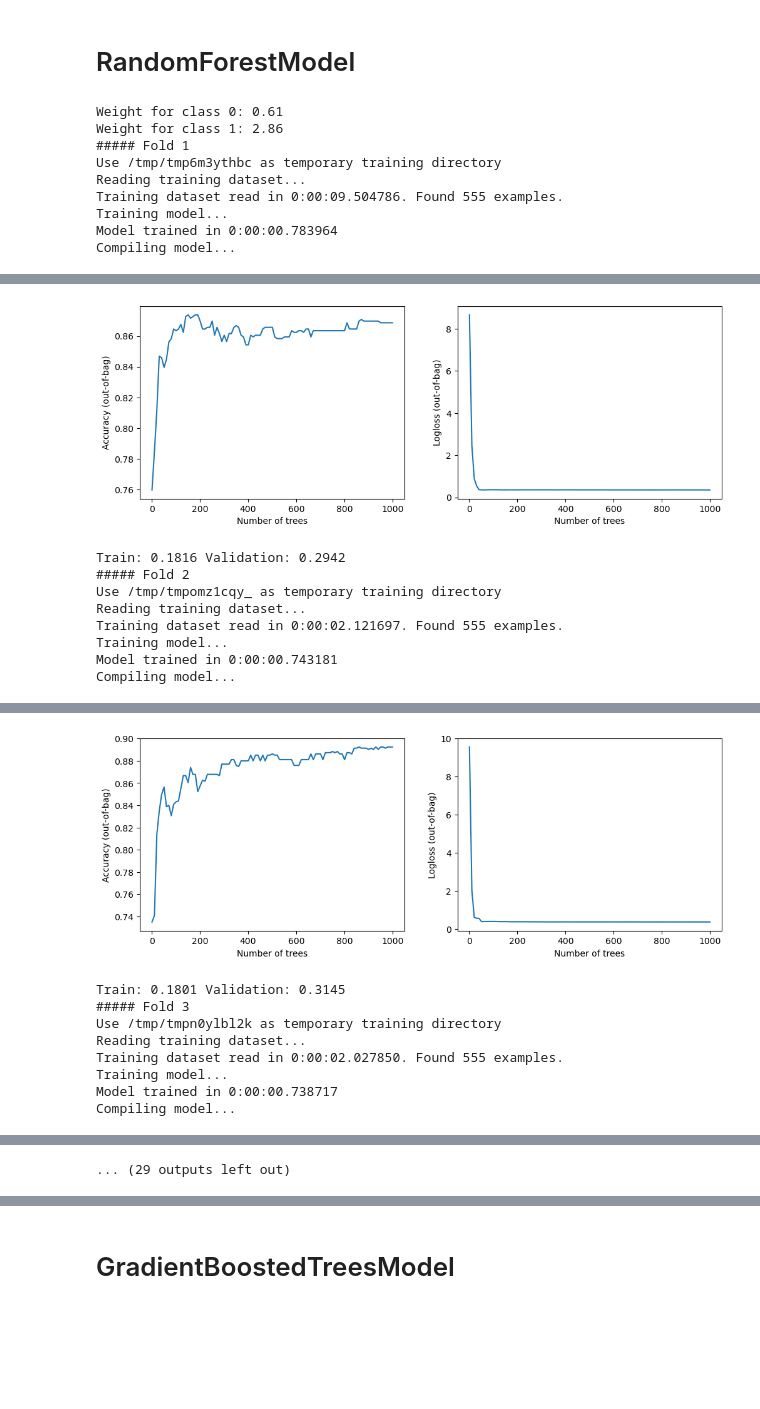
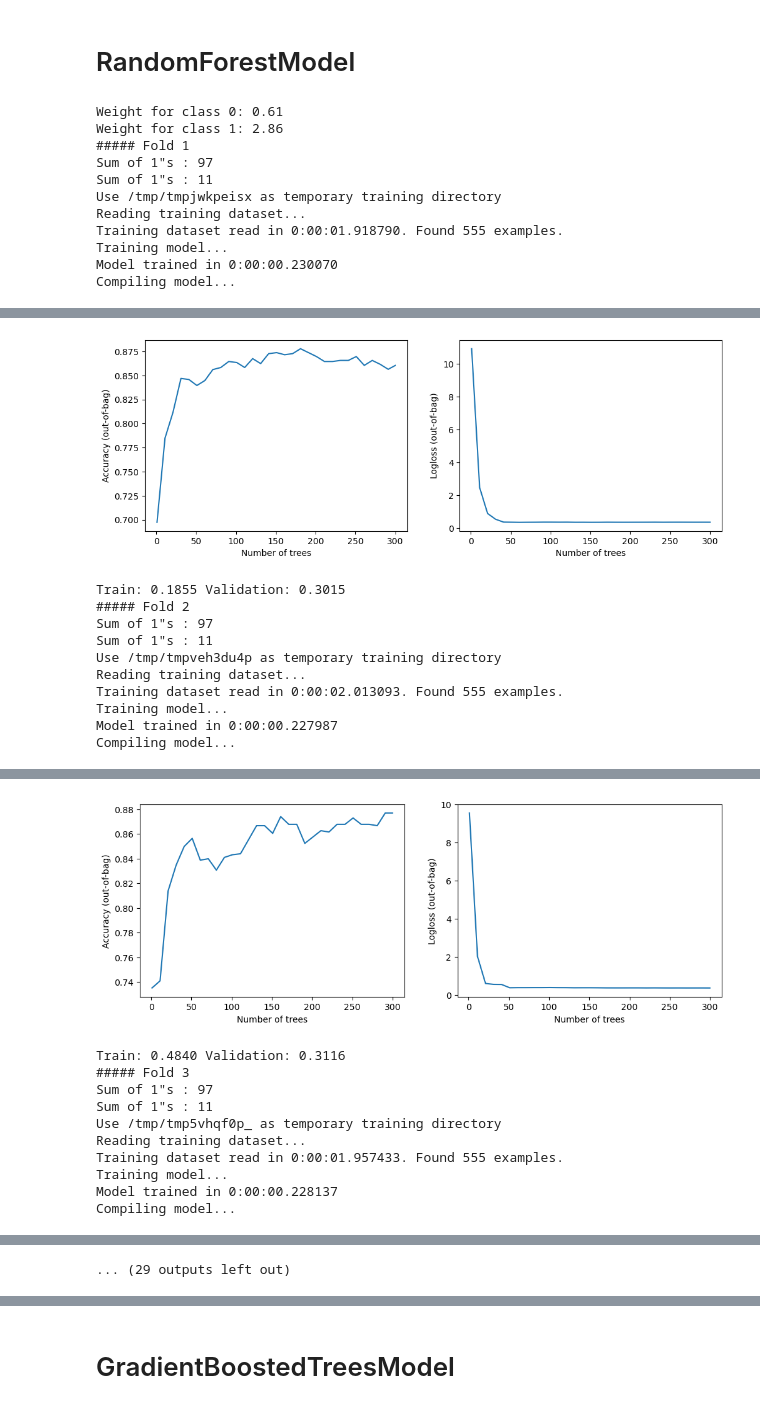
Before and after one commit to Bagirov-lab/Kaggle, a Jupyter notebook: identifying-age-related-train.ipynb, the cells around one changed output, grey strips where cells are left out. Cells and saved outputs as stored; diff of their text form; code cells hidden in the pictures; blank space fills up the shorter version.

Commit message:
Kaggle Notebook | Identifying Age-Related Train | Version 35

```diff
--- a/identifying-age-related-train.ipynb
+++ b/identifying-age-related-train.ipynb
@@ -353,21 +376,22 @@ def balanced_logloss_tf(y_true: tf.Tensor, y_pred: tf.Tensor) -> tf.Tensor:
 # RandomForestModel
 # %%
 # RandomForestModel
-
 if not SUBMITION:
-    submition_rf_1, model_rf_1,metrics_rf_1 = train_model(
+    submition_rf_2, model_rf_2,metrics_rf_2 = train_model(
         train=train_out,test=test_out, features=features,
         n_splits=10,
         model_obj=tfdf.keras.RandomForestModel,
-        model_kwargs=dict(max_depth=6, num_trees=1000),
-        model_compile_kwargs=dict(metrics=[metrics.binary_accuracy, balanced_logloss_tf]))
+        model_kwargs=dict(max_depth=6, num_trees=300),
+        model_compile_kwargs=dict(metrics=[metrics.binary_accuracy,BalancedLogLoss()]))
 # %% [output]
 Weight for class 0: 0.61
 Weight for class 1: 2.86
 ##### Fold 1
-Use /tmp/tmp6m3ythbc as temporary training directory
+Sum of 1"s : 97
+Sum of 1"s : 11
+Use /tmp/tmpjwkpeisx as temporary training directory
 Reading training dataset...
-Training dataset read in 0:00:09.504786. Found 555 examples.
+Training dataset read in 0:00:01.918790. Found 555 examples.
 Training model...
-Model trained in 0:00:00.783964
+Model trained in 0:00:00.230070
 Compiling model...
@@ -387,9 +407,11 @@ Model compiled.
-[figure, old version]
+[figure, new version]
-Train: 0.1816 Validation: 0.2942
+Train: 0.1855 Validation: 0.3015
 ##### Fold 2
-Use /tmp/tmpomz1cqy_ as temporary training directory
+Sum of 1"s : 97
+Sum of 1"s : 11
+Use /tmp/tmpveh3du4p as temporary training directory
 Reading training dataset...
-Training dataset read in 0:00:02.121697. Found 555 examples.
+Training dataset read in 0:00:02.013093. Found 555 examples.
 Training model...
-Model trained in 0:00:00.743181
+Model trained in 0:00:00.227987
 Compiling model...
@@ -405,9 +426,11 @@ Model compiled.
-[figure, old version]
+[figure, new version]
-Train: 0.1801 Validation: 0.3145
+Train: 0.4840 Validation: 0.3116
 ##### Fold 3
-Use /tmp/tmpn0ylbl2k as temporary training directory
+Sum of 1"s : 97
+Sum of 1"s : 11
+Use /tmp/tmp5vhqf0p_ as temporary training directory
 Reading training dataset...
-Training dataset read in 0:00:02.027850. Found 555 examples.
+Training dataset read in 0:00:01.957433. Found 555 examples.
 Training model...
-Model trained in 0:00:00.738717
+Model trained in 0:00:00.228137
 Compiling model...
```
Also changed, not shown: parts of 14 cells of this notebook.
